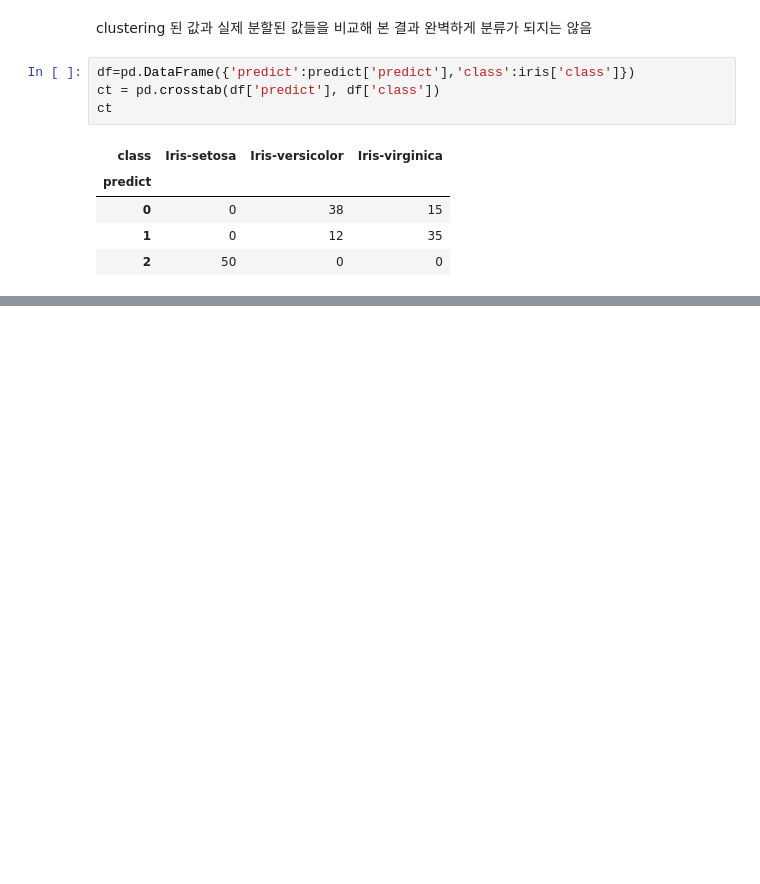
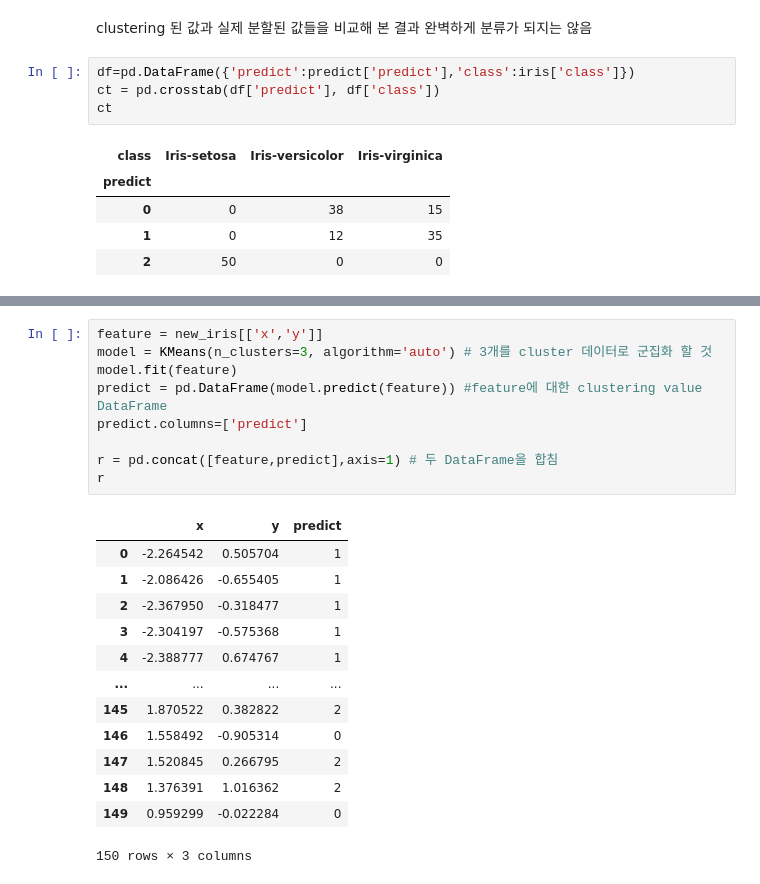
Before and after one commit to DongHyun99/Data_Mining, a Jupyter notebook: Pandas_data_analysis/week2.ipynb, the cells around one changed output, grey strips where cells are left out. Cells and saved outputs as stored; diff of their text form; blank space fills up the shorter version.

```diff
--- a/Pandas_data_analysis/week2.ipynb
+++ b/Pandas_data_analysis/week2.ipynb
@@ -118,0 +138,23 @@ array([[-9.00681170e-01,  1.03205722e+00, -1.34127240e+00,
+# %%
+feature = new_iris[['x','y']]
+model = KMeans(n_clusters=3, algorithm='auto') # 3개를 cluster 데이터로 군집화 할 것
+model.fit(feature)
+predict = pd.DataFrame(model.predict(feature)) #feature에 대한 clustering value DataFrame
+predict.columns=['predict']
+
+r = pd.concat([feature,predict],axis=1) # 두 DataFrame을 합침
+r
+# %% [output]
+|  | x | y | predict |
+| 0 | -2.264542 | 0.505704 | 1 |
+| 1 | -2.086426 | -0.655405 | 1 |
+| 2 | -2.367950 | -0.318477 | 1 |
+| 3 | -2.304197 | -0.575368 | 1 |
+| 4 | -2.388777 | 0.674767 | 1 |
+| ... | ... | ... | ... |
+| 145 | 1.870522 | 0.382822 | 2 |
+| 146 | 1.558492 | -0.905314 | 0 |
+| 147 | 1.520845 | 0.266795 | 2 |
+| 148 | 1.376391 | 1.016362 | 2 |
+| 149 | 0.959299 | -0.022284 | 0 |
+150 rows × 3 columns
```
Also changed, not shown: parts of 7 cells of this notebook.
